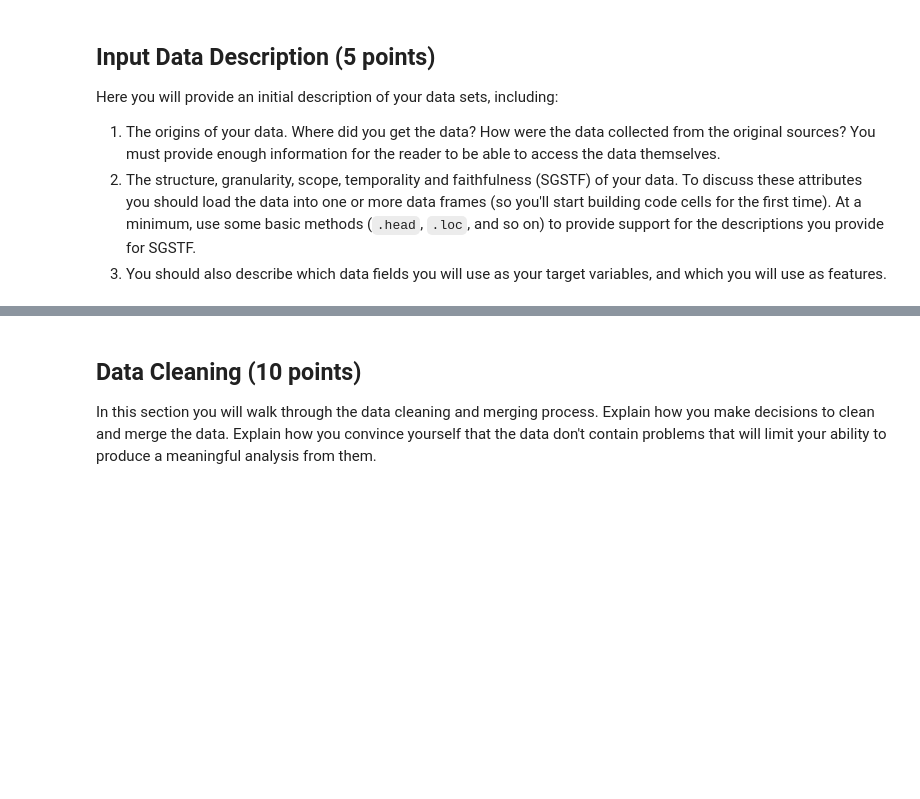
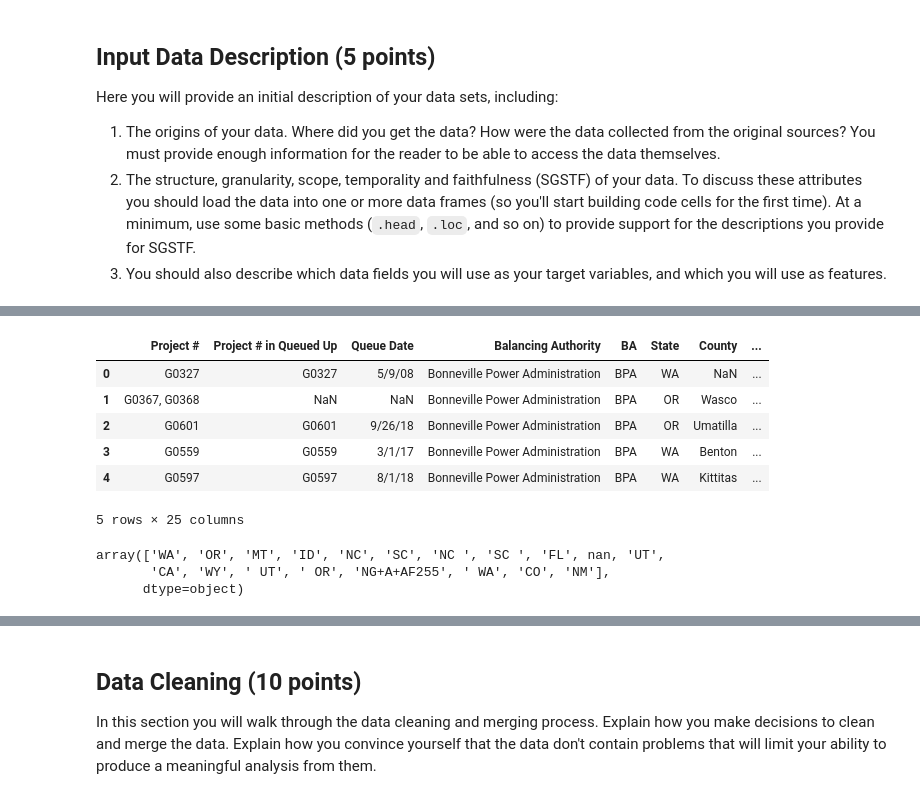
Before and after one commit to cloover7/interconnection-queue-predictions, a Jupyter notebook: FinalProjectTemplate_2025-3.ipynb, the cells around one changed output, grey strips where cells are left out. Saved outputs shown, nothing was run; the diff lists cells and outputs as text; code cells hidden in the pictures; blank space fills up the shorter version.

```diff
--- a/FinalProjectTemplate_2025-3.ipynb
+++ b/FinalProjectTemplate_2025-3.ipynb
@@ -102,0 +306,18 @@ Here you will provide an initial description of your data sets, including:
+# %%
+cost = pd.read_csv('interconnection_costs.csv')
+cost.head()
+# %% [output]
+|  | Project # | Project # in Queued Up | Queue Date | Balancing Authority | BA | State | County | ... |
+| 0 | G0327 | G0327 | 5/9/08 | Bonneville Power Administration | BPA | WA | NaN | ... |
+| 1 | G0367, G0368 | NaN | NaN | Bonneville Power Administration | BPA | OR | Wasco | ... |
+| 2 | G0601 | G0601 | 9/26/18 | Bonneville Power Administration | BPA | OR | Umatilla | ... |
+| 3 | G0559 | G0559 | 3/1/17 | Bonneville Power Administration | BPA | WA | Benton | ... |
+| 4 | G0597 | G0597 | 8/1/18 | Bonneville Power Administration | BPA | WA | Kittitas | ... |
+5 rows × 25 columns
+# %%
+cost['Balancing Authority'].unique()
+cost['State'].unique()
+# %% [output]
+array(['WA', 'OR', 'MT', 'ID', 'NC', 'SC', 'NC ', 'SC ', 'FL', nan, 'UT',
+       'CA', 'WY', ' UT', ' OR', 'NG+A+AF255', ' WA', 'CO', 'NM'],
+      dtype=object)
```
Also changed, not shown: parts of 13 cells of this notebook, 3 other files.
